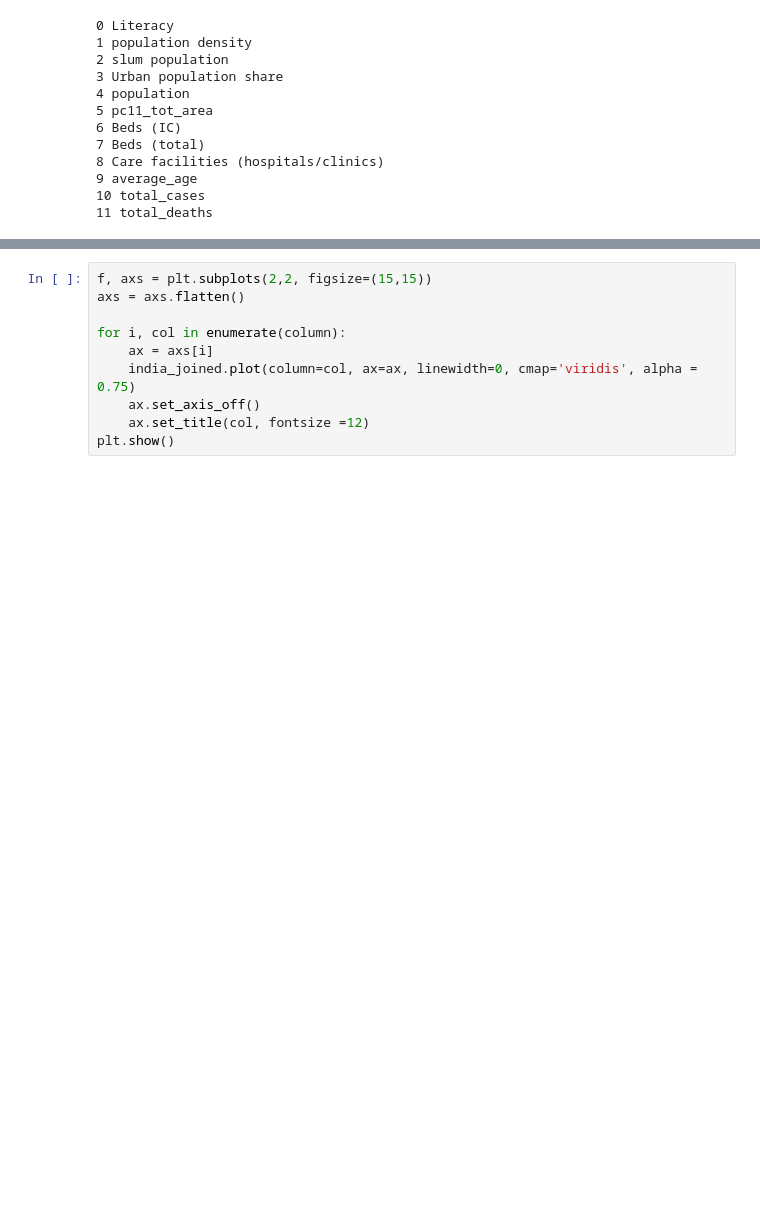
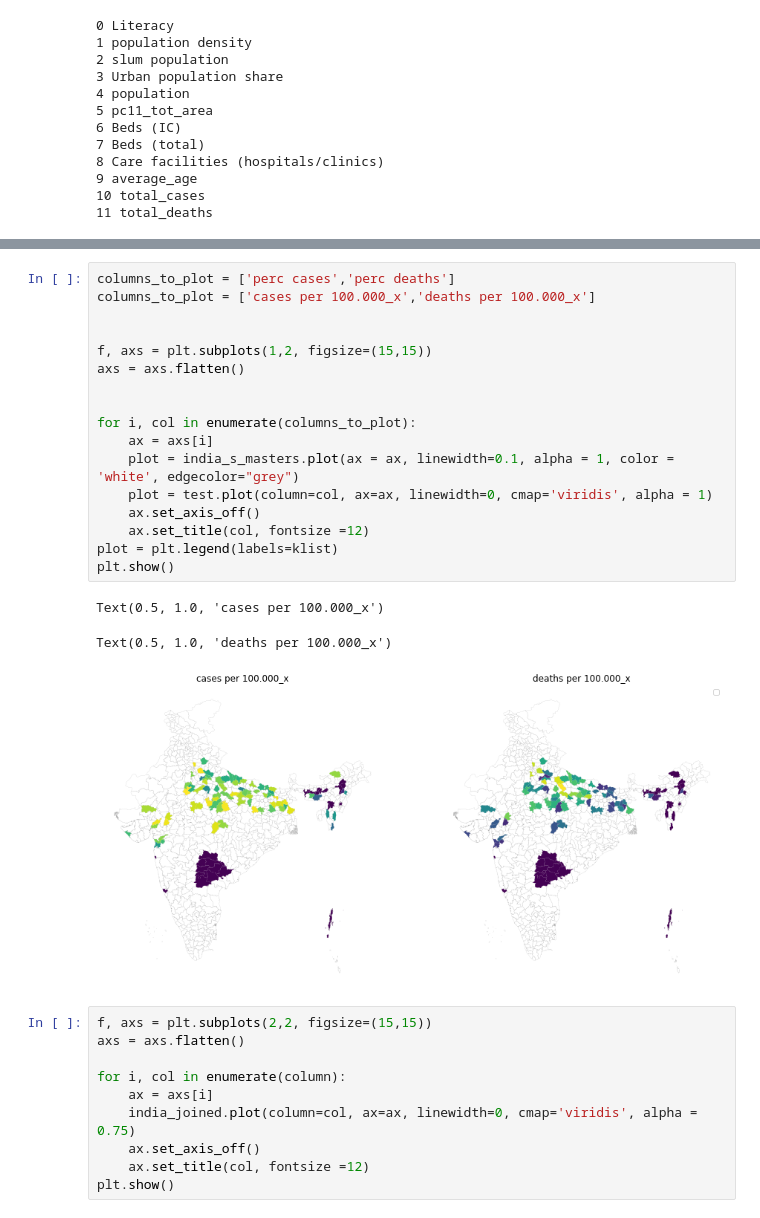
Before and after one commit to Daniel-Los/Introduction-to-datascience-final-project, a Jupyter notebook: Map_India.ipynb, the cells around one changed output, grey strips where cells are left out. Cells and saved outputs as stored; diff of their text form; blank space fills up the shorter version.

```diff
--- a/Map_India.ipynb
+++ b/Map_India.ipynb
@@ -280,3 +263,24 @@ Text(0.5, 1.0, 'perc deaths')
+# %%
+columns_to_plot = ['perc cases','perc deaths']
+columns_to_plot = ['cases per 100.000_x','deaths per 100.000_x']
+
+
+f, axs = plt.subplots(1,2, figsize=(15,15))
+axs = axs.flatten()
+
+
+for i, col in enumerate(columns_to_plot):
+    ax = axs[i]
+    plot = india_s_masters.plot(ax = ax, linewidth=0.1, alpha = 1, color = 'white', edgecolor="grey")
+    plot = test.plot(column=col, ax=ax, linewidth=0, cmap='viridis', alpha = 1)
+    ax.set_axis_off()
+    ax.set_title(col, fontsize =12)
+plot = plt.legend(labels=klist)
+plt.show()
+# %% [output]
+Text(0.5, 1.0, 'cases per 100.000_x')
+Text(0.5, 1.0, 'deaths per 100.000_x')
+[figure, added]
 # %%
 f, axs = plt.subplots(2,2, figsize=(15,15))
 axs = axs.flatten()
```
Also changed, not shown: parts of 19 cells of this notebook, 1 other file.
